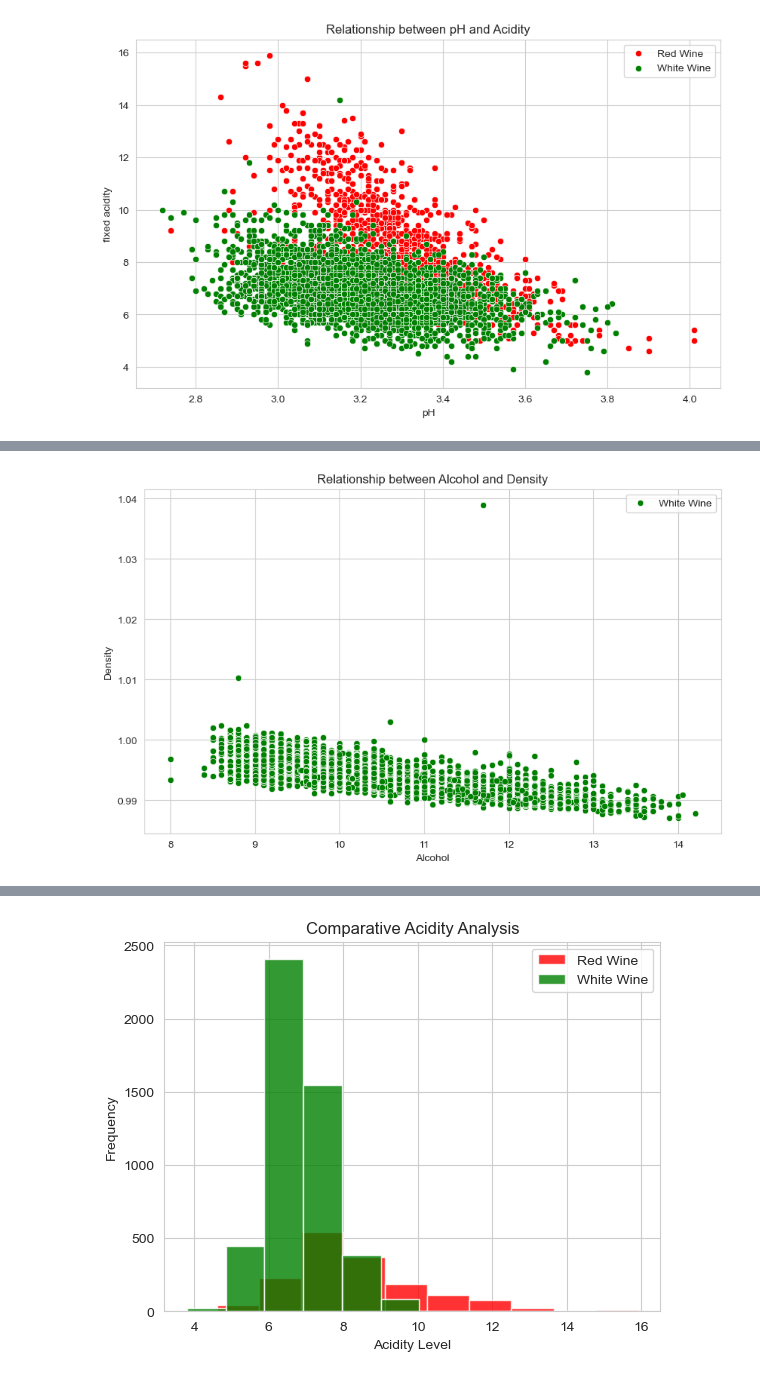
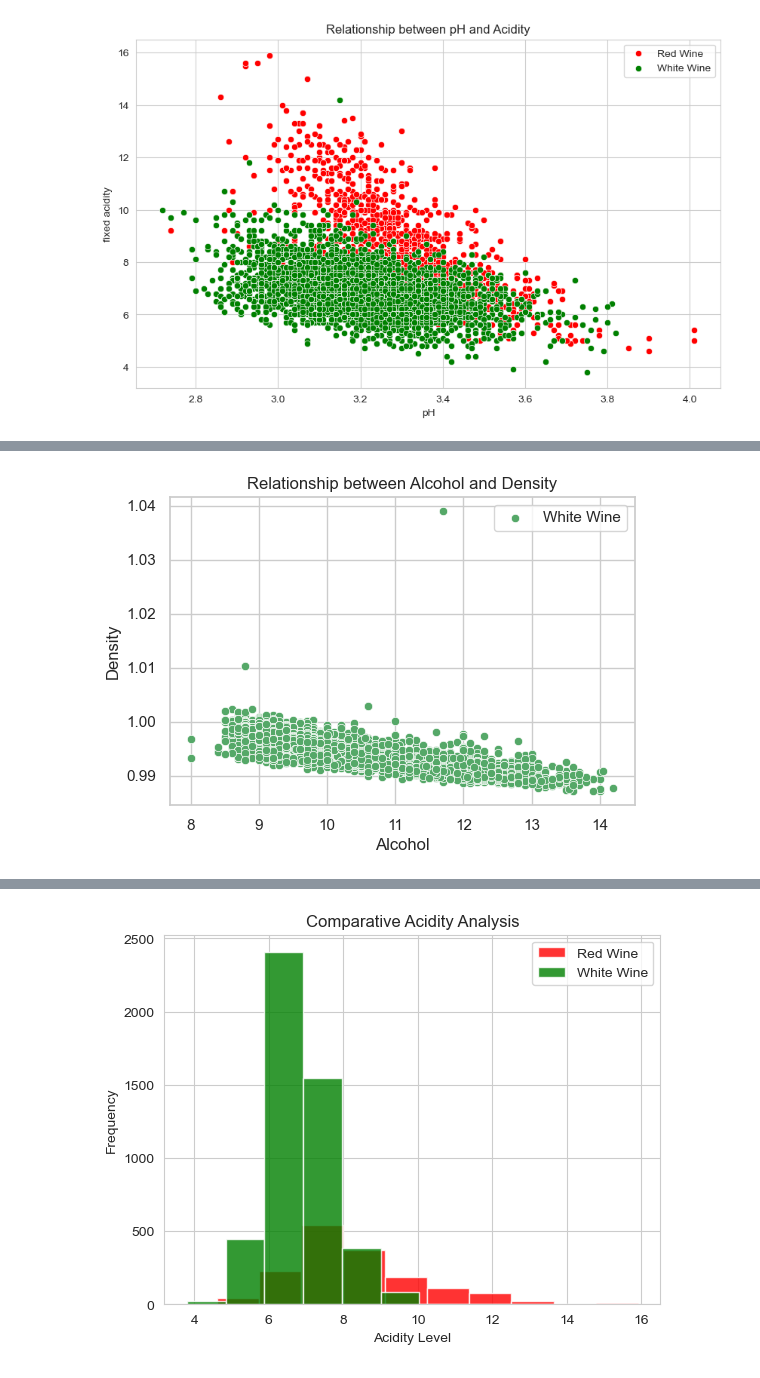
Before and after one commit to Sudha25a/Projects-2, a Jupyter notebook: Wine project practice.ipynb, the cells around one changed output, grey strips where cells are left out. Cells and saved outputs as stored; diff of their text form; code cells hidden in the pictures.

```diff
--- a/Wine project practice.ipynb
+++ b/Wine project practice.ipynb
@@ -114,12 +114,12 @@ plt.show()
 # %%
-plt.figure(figsize=(10,6))
+plt.figure(figsize=(6,4))
 sns.scatterplot(x='alcohol', y='density', data=Whitewine, label='White Wine', color='g')
 plt.title('Relationship between Alcohol and Density')
 plt.xlabel('Alcohol')
 plt.ylabel('Density')
 plt.legend()
 plt.show()
 # %% [output]
-[figure, old version]
+[figure, new version]
 # %%
 # Create a correlation matrix for red wine features
```
Also changed, not shown: parts of 10 cells of this notebook, 3 other files.
